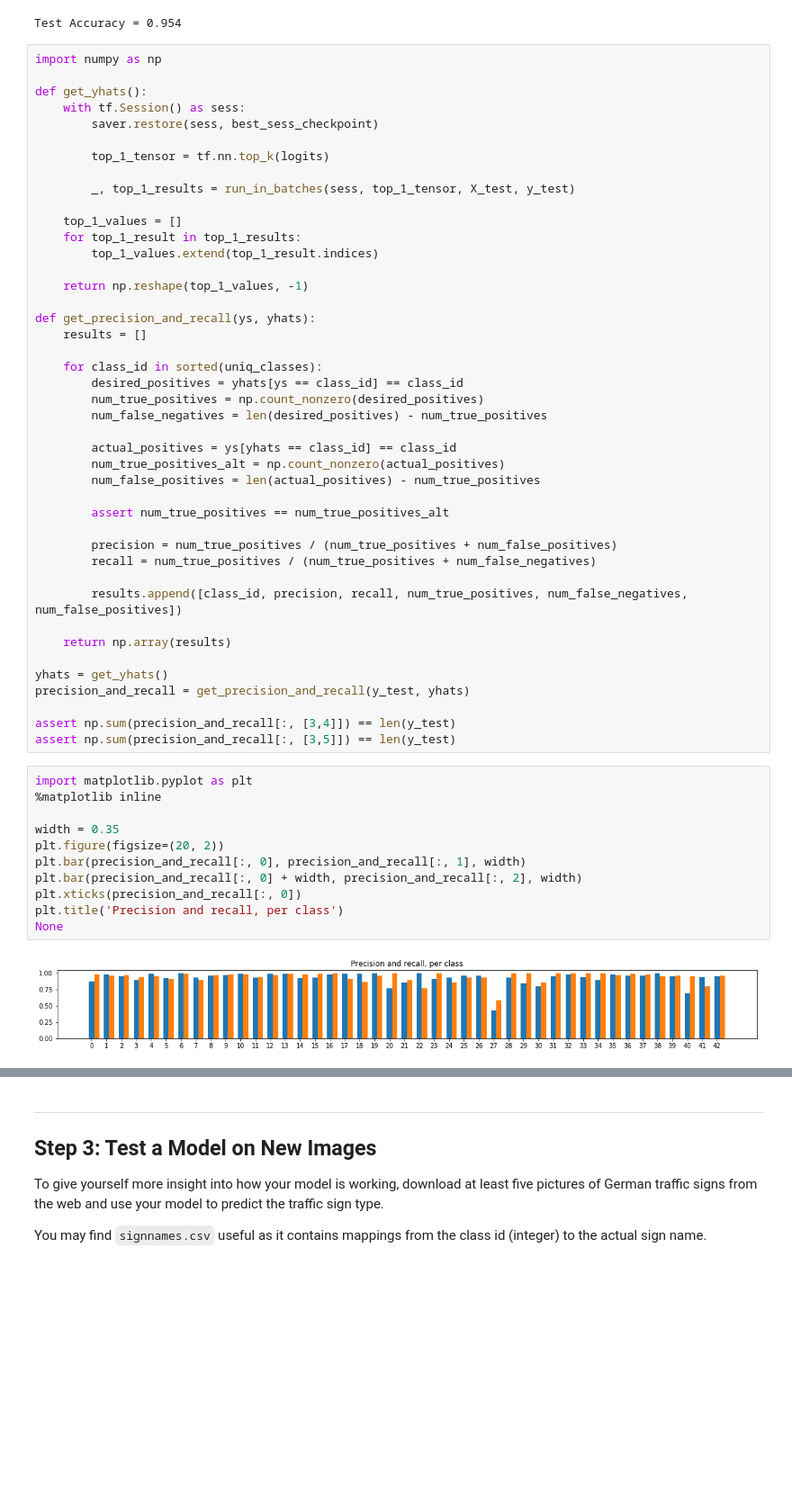
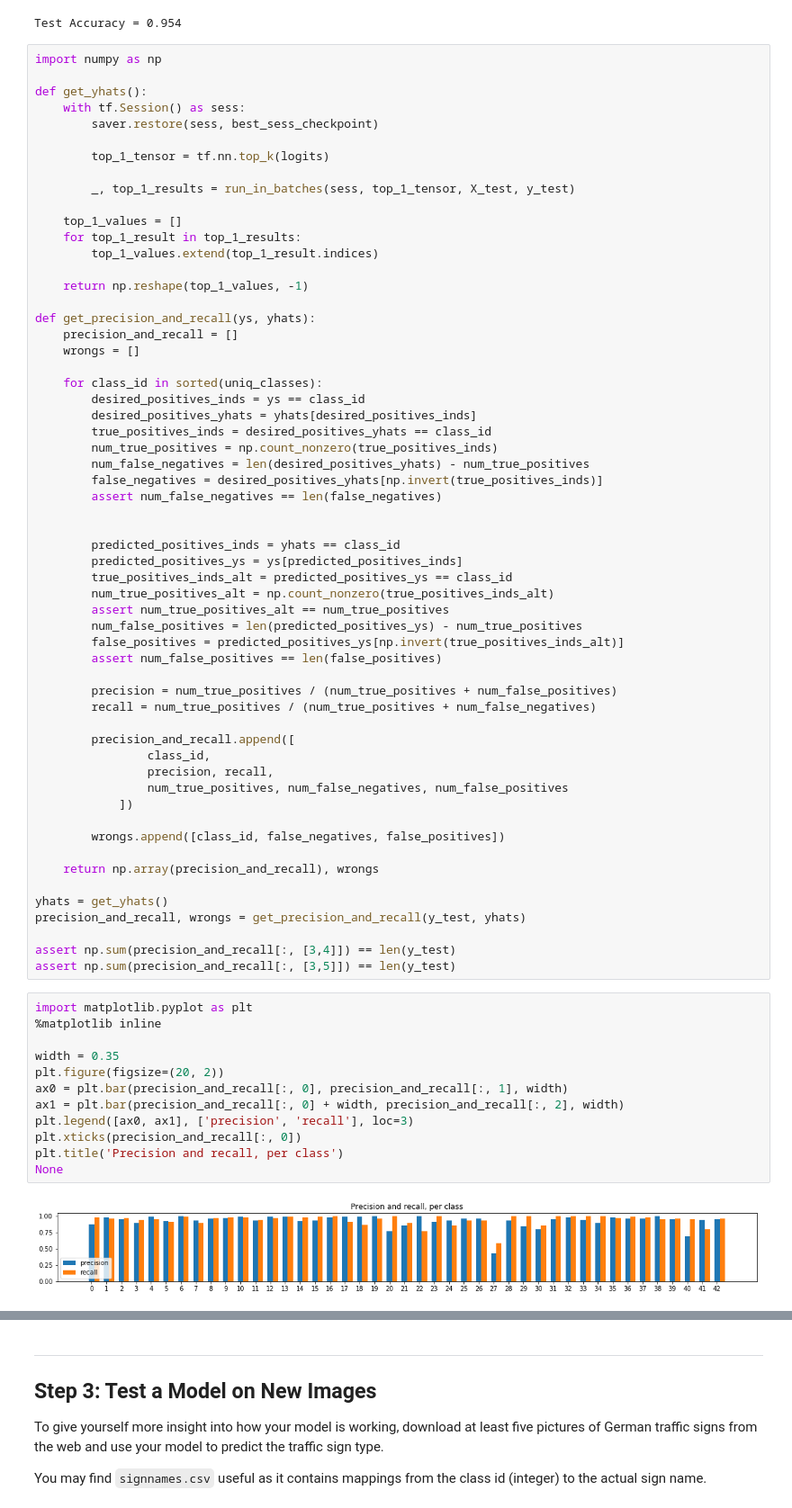
Before and after one commit to ysono/CarND-T1P2-Traffic-Sign-Classifier-Project, a Jupyter notebook: Traffic_Sign_Classifier.ipynb, the cells around one changed output, grey strips where cells are left out. Shown at 90% size. Drawn from its saved outputs; the diff is of its cells as text; blank space fills up the shorter version.

```diff
--- a/Traffic_Sign_Classifier.ipynb
+++ b/Traffic_Sign_Classifier.ipynb
@@ -643,41 +643,57 @@ def get_yhats():
     return np.reshape(top_1_values, -1)
 
 def get_precision_and_recall(ys, yhats):
-    results = []
+    precision_and_recall = []
+    wrongs = []
 
     for class_id in sorted(uniq_classes):
-        desired_positives = yhats[ys == class_id] == class_id
-        num_true_positives = np.count_nonzero(desired_positives)
-        num_false_negatives = len(desired_positives) - num_true_positives
+        desired_positives_inds = ys == class_id
+        desired_positives_yhats = yhats[desired_positives_inds]
+        true_positives_inds = desired_positives_yhats == class_id
+        num_true_positives = np.count_nonzero(true_positives_inds)
+        num_false_negatives = len(desired_positives_yhats) - num_true_positives
+        false_negatives = desired_positives_yhats[np.invert(true_positives_inds)]
+        assert num_false_negatives == len(false_negatives)
 
-        actual_positives = ys[yhats == class_id] == class_id
-        num_true_positives_alt = np.count_nonzero(actual_positives)
-        num_false_positives = len(actual_positives) - num_true_positives
 
-        assert num_true_positives == num_true_positives_alt
+        predicted_positives_inds = yhats == class_id
+        predicted_positives_ys = ys[predicted_positives_inds]
+        true_positives_inds_alt = predicted_positives_ys == class_id
+        num_true_positives_alt = np.count_nonzero(true_positives_inds_alt)
+        assert num_true_positives_alt == num_true_positives
+        num_false_positives = len(predicted_positives_ys) - num_true_positives
+        false_positives = predicted_positives_ys[np.invert(true_positives_inds_alt)]
+        assert num_false_positives == len(false_positives)
 
         precision = num_true_positives / (num_true_positives + num_false_positives)
         recall = num_true_positives / (num_true_positives + num_false_negatives)
 
-        results.append([class_id, precision, recall, num_true_positives, num_false_negatives, num_false_positives])
+        precision_and_recall.append([
+                class_id,
+                precision, recall,
+                num_true_positives, num_false_negatives, num_false_positives
+            ])
 
-    return np.array(results)
+        wrongs.append([class_id, false_negatives, false_positives])
+
+    return np.array(precision_and_recall), wrongs
 
 yhats = get_yhats()
-precision_and_recall = get_precision_and_recall(y_test, yhats)
+precision_and_recall, wrongs = get_precision_and_recall(y_test, yhats)
 
 assert np.sum(precision_and_recall[:, [3,4]]) == len(y_test)
 assert np.sum(precision_and_recall[:, [3,5]]) == len(y_test)
 # %%
 import matplotlib.pyplot as plt
 %matplotlib inline
 
 width = 0.35
 plt.figure(figsize=(20, 2))
-plt.bar(precision_and_recall[:, 0], precision_and_recall[:, 1], width)
-plt.bar(precision_and_recall[:, 0] + width, precision_and_recall[:, 2], width)
+ax0 = plt.bar(precision_and_recall[:, 0], precision_and_recall[:, 1], width)
+ax1 = plt.bar(precision_and_recall[:, 0] + width, precision_and_recall[:, 2], width)
+plt.legend([ax0, ax1], ['precision', 'recall'], loc=3)
 plt.xticks(precision_and_recall[:, 0])
 plt.title('Precision and recall, per class')
 None
 # %% [output]
-[figure, old version]
+[figure, new version]
```
Also changed, not shown: parts of 2 cells of this notebook.
